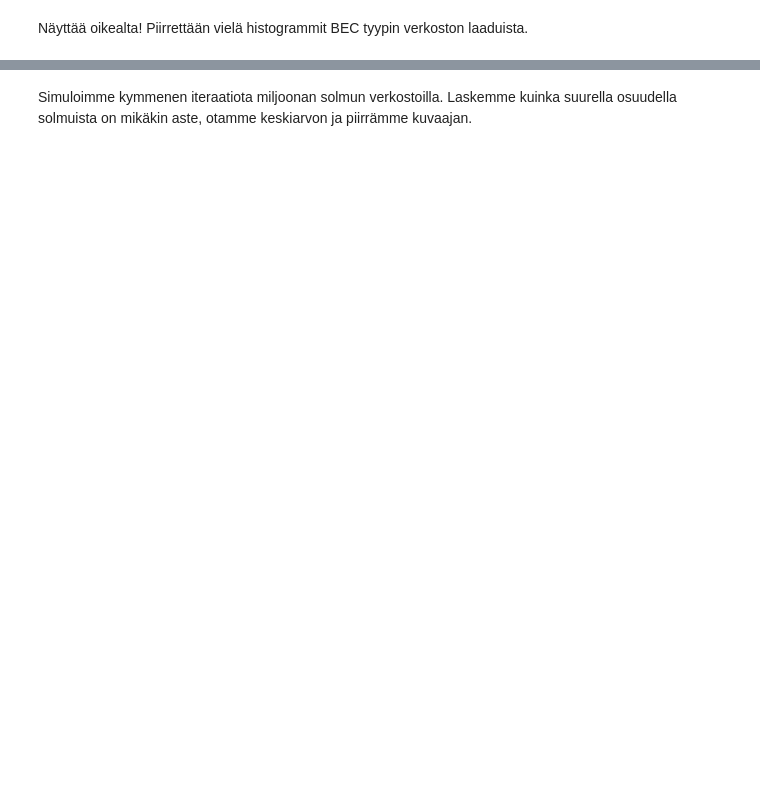
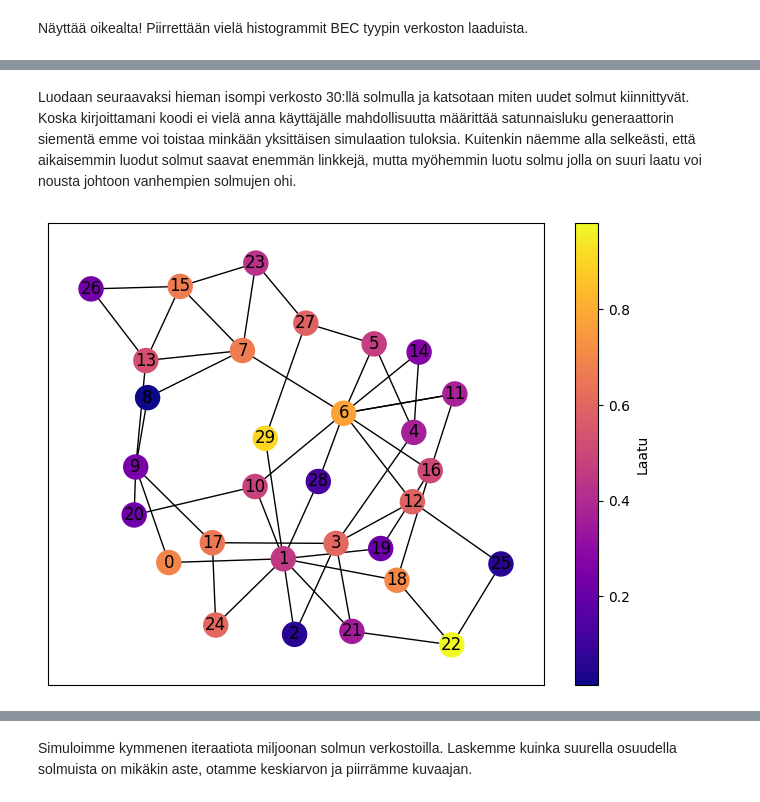
Before and after one commit to MiloSulin/nt-project, a Jupyter notebook: main.ipynb, the cells around one changed output, grey strips where cells are left out. Saved outputs shown, nothing was run; the diff lists cells and outputs as text; code cells hidden in the pictures; blank space fills up the shorter version.

```diff
--- a/main.ipynb
+++ b/main.ipynb
@@ -70,0 +87,17 @@ plt.show()
+# %% [markdown]
+Luodaan seuraavaksi hieman isompi verkosto 30:llä solmulla ja katsotaan miten uudet solmut kiinnittyvät. Koska kirjoittamani koodi ei vielä anna käyttäjälle mahdollisuutta määrittää satunnaisluku generaattorin siementä emme voi toistaa minkään yksittäisen simulaation tuloksia. Kuitenkin näemme alla selkeästi, että aikaisemmin luodut solmut saavat enemmän linkkejä, mutta myöhemmin luotu solmu jolla on suuri laatu voi nousta johtoon vanhempien solmujen ohi.
+# %%
+ex2_v, ex2_e = BB.generateBianconiBarabasi(30, e_amount=2, distr_type='uniform')
+ex2_graph = nx.MultiGraph(ex2_e)
+
+ex2_pos = nx.kamada_kawai_layout(ex2_graph)
+v_colours = list(ex2_v.values())
+fig = plt.figure(figsize=(8,6))
+e_img = nx.draw_networkx_edges(ex2_graph, ex2_pos)
+v_img = nx.draw_networkx_nodes(ex2_graph, ex2_pos, node_color=v_colours, cmap='plasma')
+nx.draw_networkx_labels(ex2_graph, ex2_pos, font_color='black')
+cbar = plt.colorbar(v_img)
+cbar.ax.set_ylabel('Laatu')
+plt.show()
+# %% [output]
+[figure, added]
```
Also changed, not shown: parts of 11 cells of this notebook.
